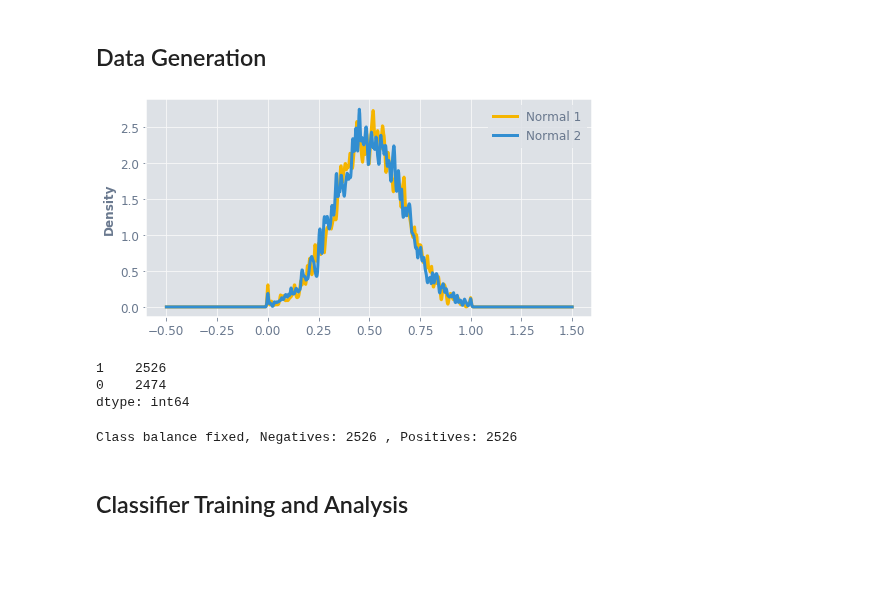
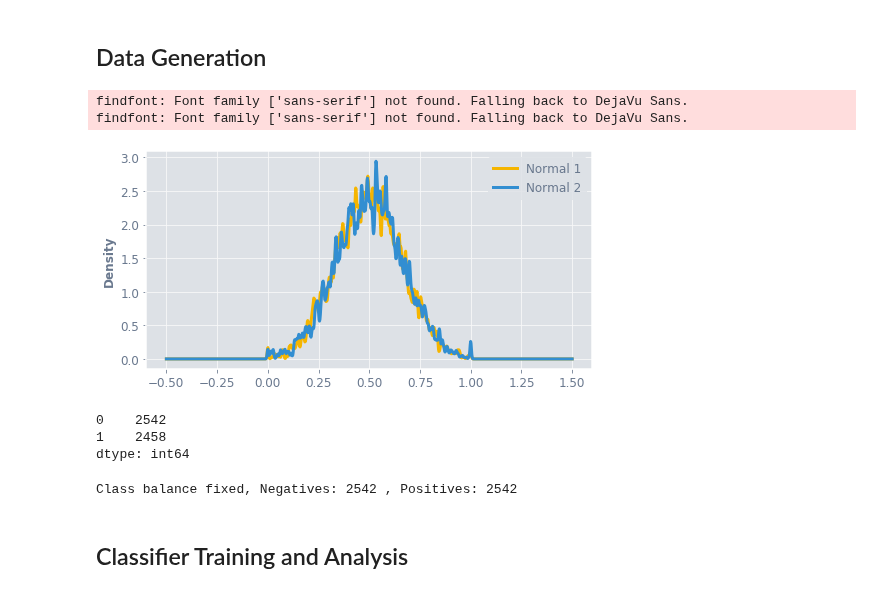
Before and after one commit to Ekrekr/ldr, a Jupyter notebook: distribution_example.ipynb, the cells around one changed output. Cells and saved outputs as stored; diff of their text form; code cells hidden in the pictures; blank space fills up the shorter version.

Commit message:
Fixed seed on generated data example, fixed minor issues inw rite up

```diff
--- a/distribution_example.ipynb
+++ b/distribution_example.ipynb
@@ -28,19 +26,25 @@ WRITE_PATH = "write_up/img/"
 # %%
 scale = 6
 # %%
+np.random.seed(0)
+norm1 = np.random.normal(0.5, 1/scale, 5000)
+np.random.seed(42)
+norm2 = np.random.normal(0.5, 1/scale, 5000)
 df = pd.DataFrame({
-    "Normal 1": pd.Series(np.random.normal(0.5, 1/scale, 5000)),
-    "Normal 2": pd.Series(np.random.normal(0.5, 1/scale, 5000))
+    "Normal 1": pd.Series(norm1),
+    "Normal 2": pd.Series(norm2)
 })
 
 df = df.clip(lower=0, upper=1)
 
 bandwidth = 0.02
 df["Normal 1"].plot.kde(figsize=(8, 4), bw_method=bandwidth, legend=True)
 df["Normal 2"].plot.kde(bw_method=bandwidth, legend=True)
 plt.savefig(WRITE_PATH + "gen_kde.png")
 # %% [output]
+findfont: Font family ['sans-serif'] not found. Falling back to DejaVu Sans.
+findfont: Font family ['sans-serif'] not found. Falling back to DejaVu Sans.
-[figure, old version]
+[figure, new version]
 # %%
 targets = df.apply(
     lambda row: 0 if (row["Normal 1"] < 0.5) else 1,
@@ -50,13 +54,13 @@ targets = df.apply(
 # %%
 targets.value_counts()
 # %% [output]
-1    2526
-0    2474
+0    2542
+1    2458
 dtype: int64
 # %%
 ldr = LDR(df, targets, "class", 1, 0)
 # %% [output]
-Class balance fixed, Negatives: 2526 , Positives: 2526
+Class balance fixed, Negatives: 2542 , Positives: 2542
 # %%
 # Train classifier and check accuracy.
 X_train, X_test, y_train, y_test = train_test_split(
```
Also changed, not shown: parts of 7 cells of this notebook, 17 other files.
